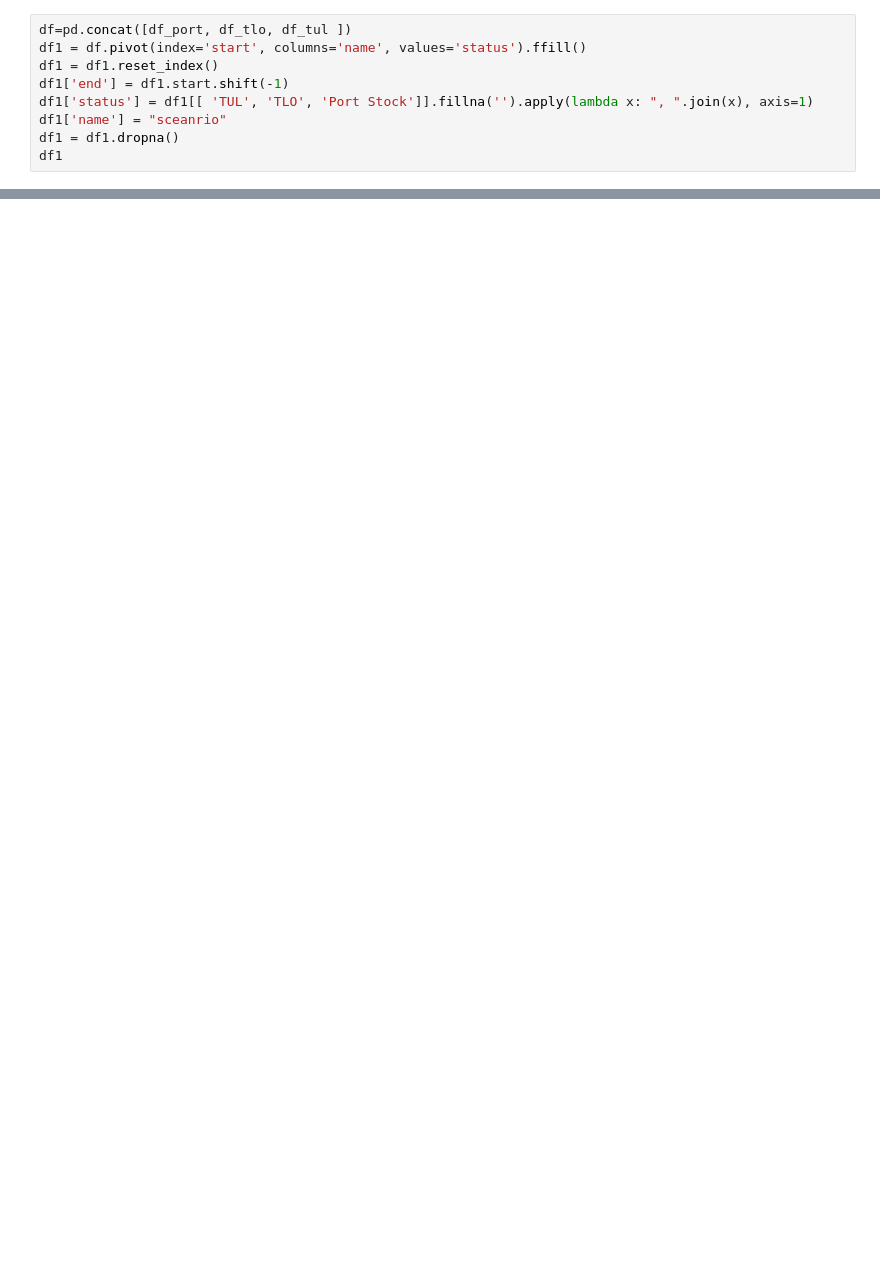
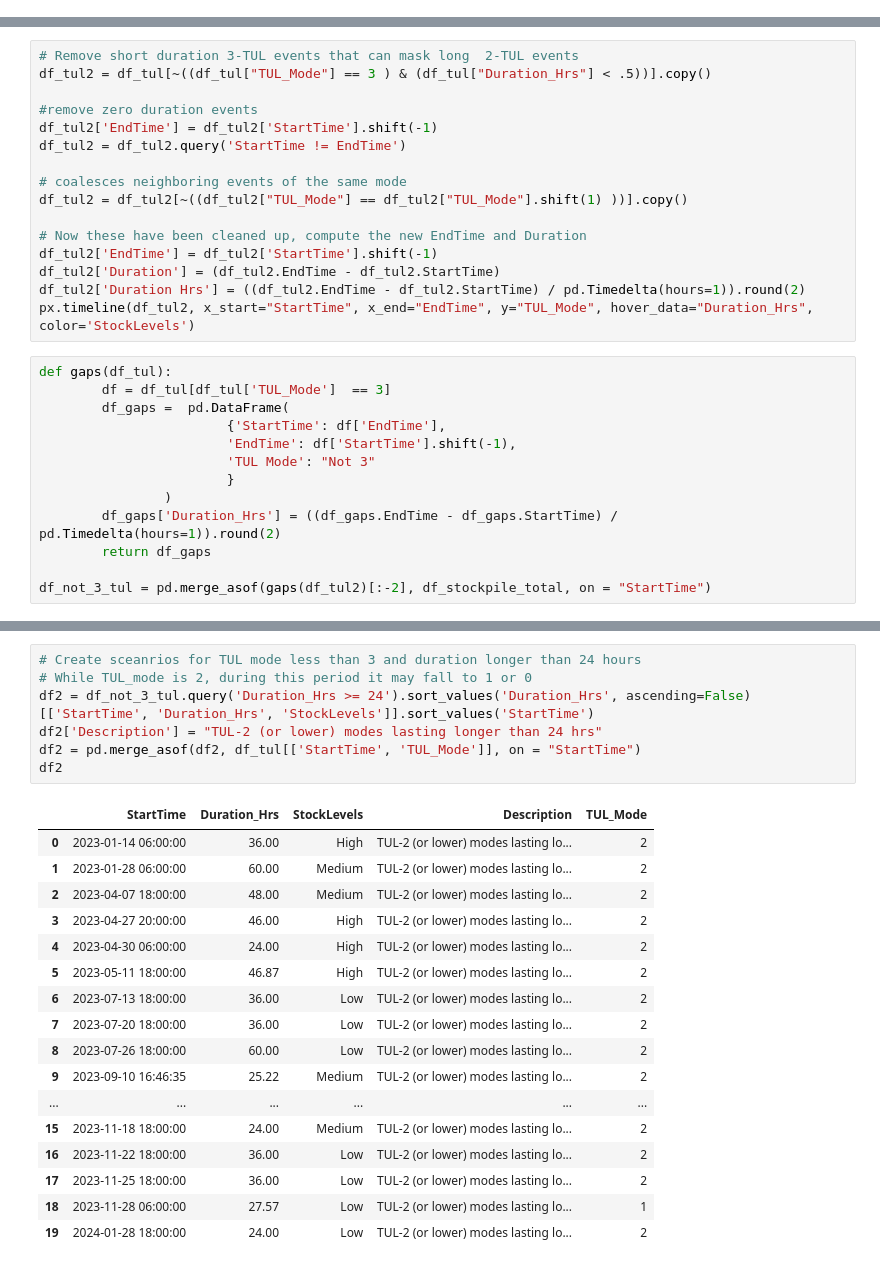
Before and after one commit to Kevin-McIsaac/scratch-pad, a Jupyter notebook: OpsAI/Sceanarios.ipynb, the cells around one changed output, grey strips where cells are left out. Drawn from its saved outputs; the diff is of its cells as text; blank space fills up the shorter version.

```diff
--- a/OpsAI/Sceanarios.ipynb
+++ b/OpsAI/Sceanarios.ipynb
@@ -64,9 +0,0 @@ df_port['name'] = "Port Stock"
-# %%
-df=pd.concat([df_port, df_tlo, df_tul ])
-df1 = df.pivot(index='start', columns='name', values='status').ffill()
-df1 = df1.reset_index()
-df1['end'] = df1.start.shift(-1)
-df1['status'] = df1[[ 'TUL', 'TLO', 'Port Stock']].fillna('').apply(lambda x: ", ".join(x), axis=1)
-df1['name'] = "sceanrio"
-df1 = df1.dropna()
-df1
@@ -268,0 +121,29 @@ Total stock vs reclaimable stock – total stock might be high, but made up of i
+# %%
+# Remove short duration 3-TUL events that can mask long  2-TUL events
+df_tul2 = df_tul[~((df_tul["TUL_Mode"] == 3 ) & (df_tul["Duration_Hrs"] < .5))].copy()
+
+#remove zero duration events
+df_tul2['EndTime'] = df_tul2['StartTime'].shift(-1)
+df_tul2 = df_tul2.query('StartTime != EndTime')
+
+# coalesces neighboring events of the same mode
+df_tul2 = df_tul2[~((df_tul2["TUL_Mode"] == df_tul2["TUL_Mode"].shift(1) ))].copy()
+
+# Now these have been cleaned up, compute the new EndTime and Duration
+df_tul2['EndTime'] = df_tul2['StartTime'].shift(-1)
+df_tul2['Duration'] = (df_tul2.EndTime - df_tul2.StartTime)
+df_tul2['Duration Hrs'] = ((df_tul2.EndTime - df_tul2.StartTime) / pd.Timedelta(hours=1)).round(2)
+px.timeline(df_tul2, x_start="StartTime", x_end="EndTime", y="TUL_Mode", hover_data="Duration_Hrs", color='StockLevels')
+# %%
+def gaps(df_tul):
+        df = df_tul[df_tul['TUL_Mode']  == 3]
+        df_gaps =  pd.DataFrame(
+                        {'StartTime': df['EndTime'],
+                        'EndTime': df['StartTime'].shift(-1),
+                        'TUL Mode': "Not 3"
+                        }
+                )
+        df_gaps['Duration_Hrs'] = ((df_gaps.EndTime - df_gaps.StartTime) / pd.Timedelta(hours=1)).round(2)
+        return df_gaps
+
+df_not_3_tul = pd.merge_asof(gaps(df_tul2)[:-2], df_stockpile_total, on = "StartTime")
@@ -268,0 +196,25 @@ Total stock vs reclaimable stock – total stock might be high, but made up of i
+# %%
+# Create sceanrios for TUL mode less than 3 and duration longer than 24 hours
+# While TUL_mode is 2, during this period it may fall to 1 or 0
+df2 = df_not_3_tul.query('Duration_Hrs >= 24').sort_values('Duration_Hrs', ascending=False)[['StartTime', 'Duration_Hrs', 'StockLevels']].sort_values('StartTime')
+df2['Description'] = "TUL-2 (or lower) modes lasting longer than 24 hrs"
+df2 = pd.merge_asof(df2, df_tul[['StartTime', 'TUL_Mode']], on = "StartTime")
+df2
+# %% [output]
+|  | StartTime | Duration_Hrs | StockLevels | Description | TUL_Mode |
+| 0 | 2023-01-14 06:00:00 | 36.00 | High | TUL-2 (or lower) modes lasting lo... | 2 |
+| 1 | 2023-01-28 06:00:00 | 60.00 | Medium | TUL-2 (or lower) modes lasting lo... | 2 |
+| 2 | 2023-04-07 18:00:00 | 48.00 | Medium | TUL-2 (or lower) modes lasting lo... | 2 |
+| 3 | 2023-04-27 20:00:00 | 46.00 | High | TUL-2 (or lower) modes lasting lo... | 2 |
+| 4 | 2023-04-30 06:00:00 | 24.00 | High | TUL-2 (or lower) modes lasting lo... | 2 |
+| 5 | 2023-05-11 18:00:00 | 46.87 | High | TUL-2 (or lower) modes lasting lo... | 2 |
+| 6 | 2023-07-13 18:00:00 | 36.00 | Low | TUL-2 (or lower) modes lasting lo... | 2 |
+| 7 | 2023-07-20 18:00:00 | 36.00 | Low | TUL-2 (or lower) modes lasting lo... | 2 |
+| 8 | 2023-07-26 18:00:00 | 60.00 | Low | TUL-2 (or lower) modes lasting lo... | 2 |
+| 9 | 2023-09-10 16:46:35 | 25.22 | Medium | TUL-2 (or lower) modes lasting lo... | 2 |
+| ... | ... | ... | ... | ... | ... |
+| 15 | 2023-11-18 18:00:00 | 24.00 | Medium | TUL-2 (or lower) modes lasting lo... | 2 |
+| 16 | 2023-11-22 18:00:00 | 36.00 | Low | TUL-2 (or lower) modes lasting lo... | 2 |
+| 17 | 2023-11-25 18:00:00 | 36.00 | Low | TUL-2 (or lower) modes lasting lo... | 2 |
+| 18 | 2023-11-28 06:00:00 | 27.57 | Low | TUL-2 (or lower) modes lasting lo... | 1 |
+| 19 | 2024-01-28 18:00:00 | 24.00 | Low | TUL-2 (or lower) modes lasting lo... | 2 |
```
Also changed, not shown: parts of 37 cells of this notebook, 2 other files.
